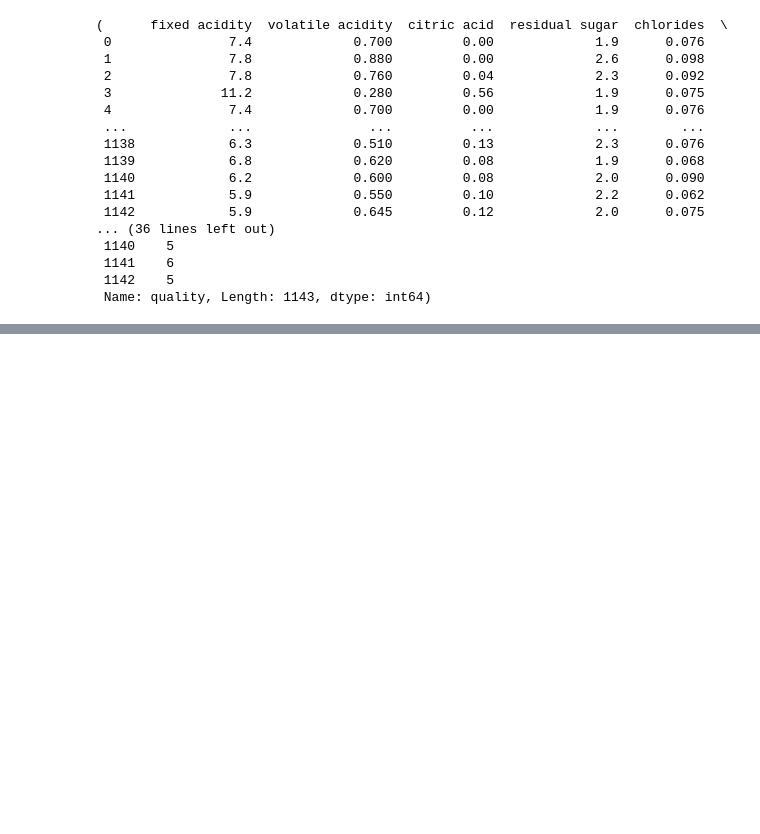
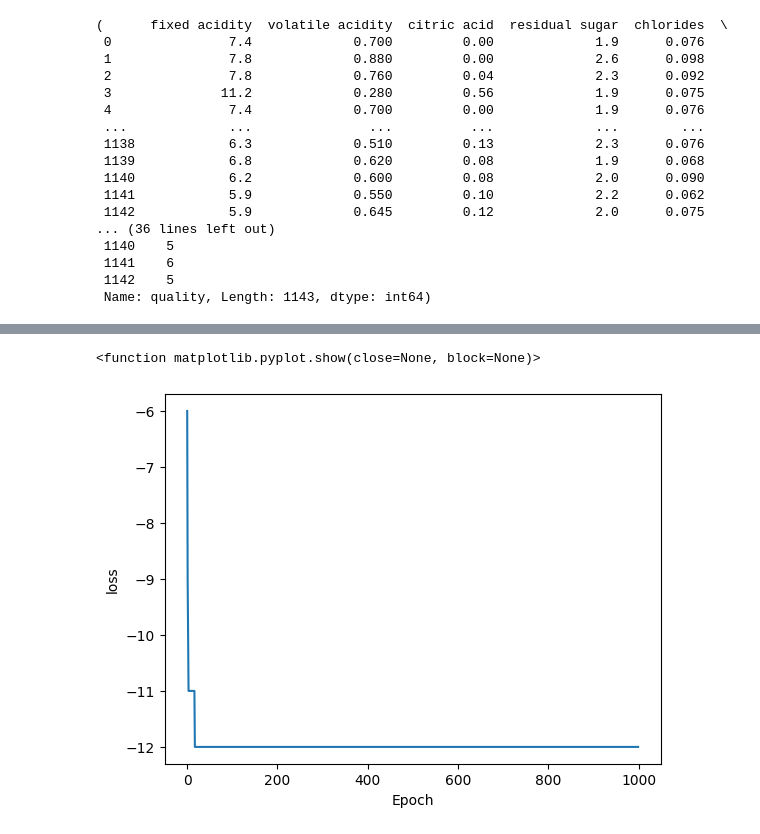
Before and after one commit to gitbhusalhubpramish/wine-quality-svm-kernel, a Jupyter notebook: notebookdbac78a3d6.ipynb, the cells around one changed output, grey strips where cells are left out. Drawn from its saved outputs; the diff is of its cells as text; code cells hidden in the pictures; blank space fills up the shorter version.

```diff
--- a/notebookdbac78a3d6.ipynb
+++ b/notebookdbac78a3d6.ipynb
@@ -112,3 +109,13 @@ def train(yt, learning_rate=0.01):
-# %%
-loss = lambda x,y : x.apply(lambda xi : x.apply( lambda xj : q(y.loc[xi.name],y.loc[xj.name],xi,xj)*a*a.T*1/2 - a, axis=1), axis=1) - 1
+# %%
+def loss(x,y):
+    global a
+    X = cp.asarray(x.to_numpy(), dtype=cp.float32)
+    Y= cp.asarray(y.to_numpy(), dtype=cp.float32)
+    A = cp.asarray(a, dtype=cp.float32)
+
+    sqnorms = cp.sum(X**2, axis=1)
+    K = cp.exp(-gama*(sqnorms[:,None]+sqnorms[None,:]-2*X@X.T))
+    Q=(Y[:,None]*Y[None,:])*K
+    loss = 0.5*(A@Q@A) -cp.sum(A)
+    return loss
 # %%
@@ -139,9 +144,18 @@ def train(lr=0.01):
 #     old = a.copy()
 #     train(ytrain.apply(lambda y : yt(6,y)), learning_rate=0.1)
 #     print(i,loss(xtest,6, ytest), accuracy_score(xtest.apply(lambda x: yp(xtrain, x, ytrain), axis=1), ytest.apply(lambda yi : yt(6,yi))), np.max(np.abs(a-old)))
-# %%
-for i in range(100):
-    train()
+# %%
+losses = []
+for i in range(1000):
+    train()
+    losses.append(int(loss(xtrain,ytrain)))
+plt.plot(losses)
+plt.xlabel("Epoch")
+plt.ylabel("loss")
+plt.show
+# %% [output]
+<function matplotlib.pyplot.show(close=None, block=None)>
+[figure, added]
 # %%
 a
 # %% [output]
```
Also changed, not shown: parts of 7 cells of this notebook.
